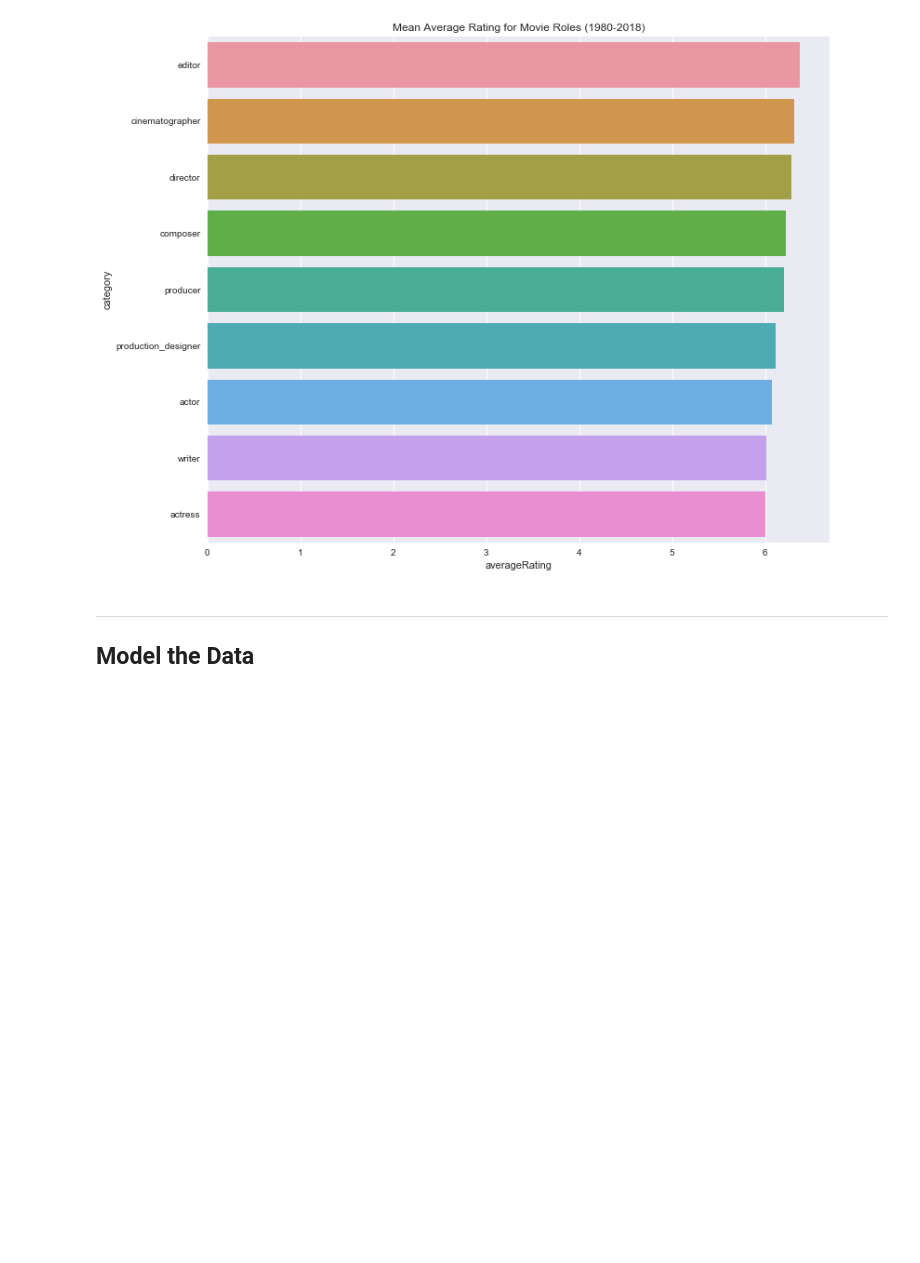
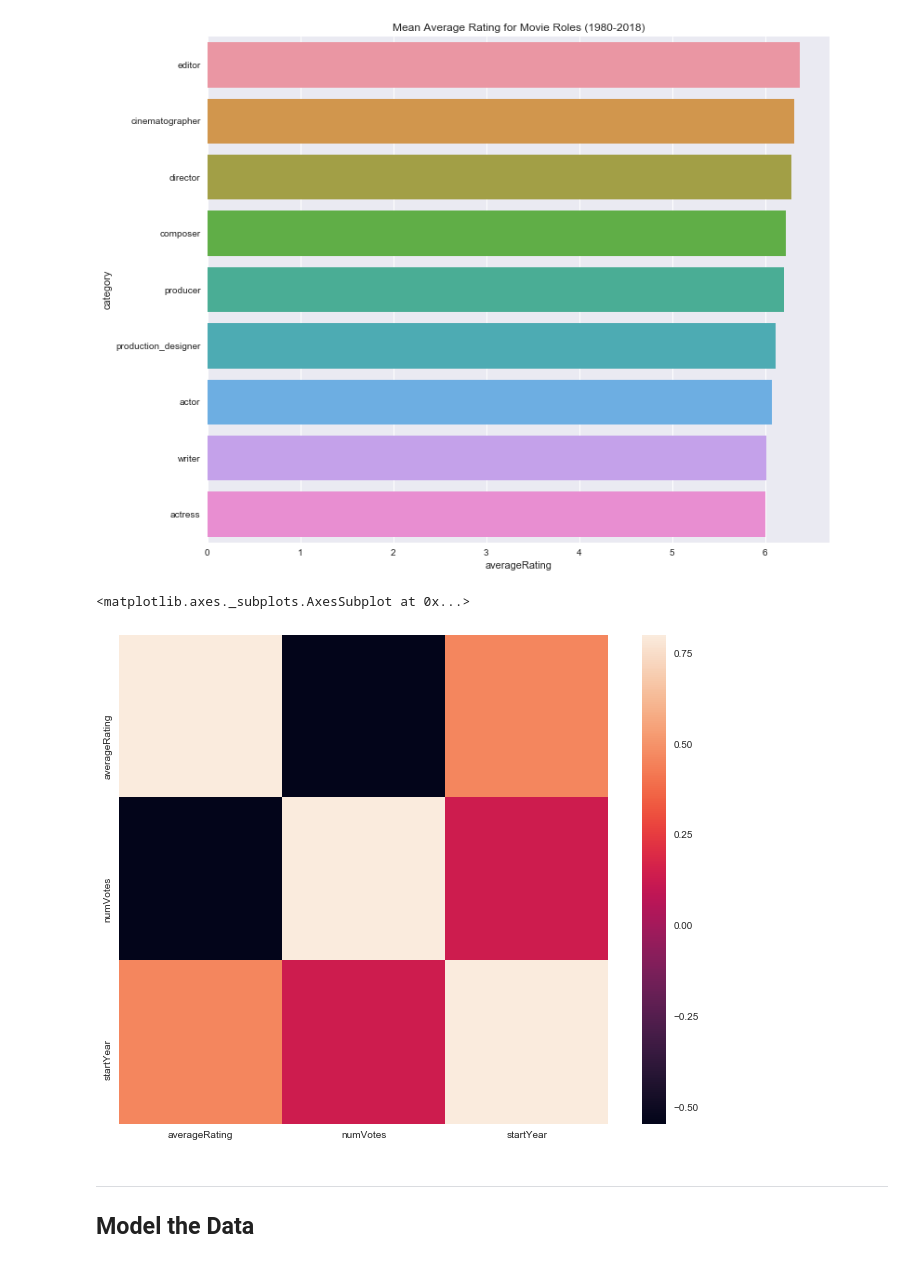
Before and after one commit to dniedermier-cscc/Scrum-Lords-Capstone-2018, a Jupyter notebook: IMDB/Working Notebooks/IMDB_Capstone_CS_Crew Analysis.ipynb, the cells around one changed output. Saved outputs shown, nothing was run; the diff lists cells and outputs as text; code cells hidden in the pictures; blank space fills up the shorter version.

```diff
--- a/IMDB/Working Notebooks/IMDB_Capstone_CS_Crew Analysis.ipynb
+++ b/IMDB/Working Notebooks/IMDB_Capstone_CS_Crew Analysis.ipynb
@@ -565,6 +565,13 @@ plot.set_title('Mean Average Rating for Movie Roles (1980-2018)')
 plt.show()
 # %% [output]
 [figure]
+# %%
+corrmatrix = mean_ratings_by_category.corr()
+f, ax = plt.subplots(figsize=(12, 9))
+sns.heatmap(corrmatrix, vmax=0.8, square=True)
+# %% [output]
+<matplotlib.axes._subplots.AxesSubplot at 0x...>
+[figure, added]
 # %% [markdown]
 <hr>
 
```
Also changed, not shown: parts of 2 cells of this notebook, 1 other file.
